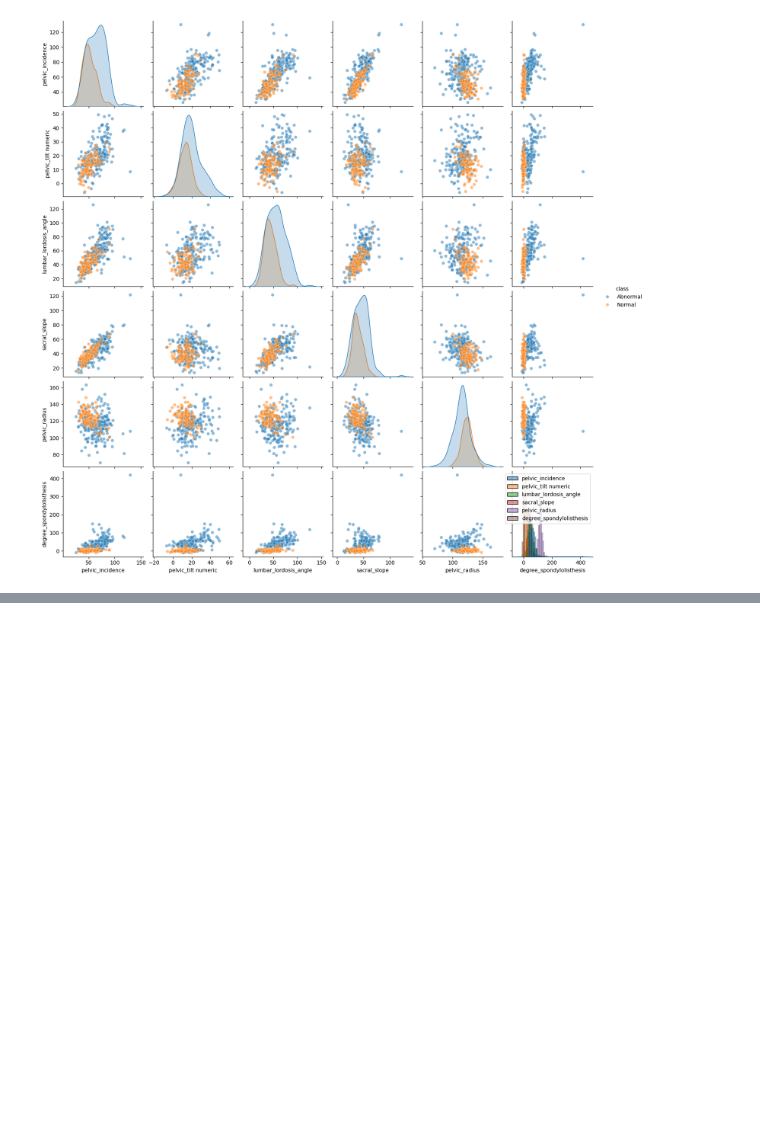
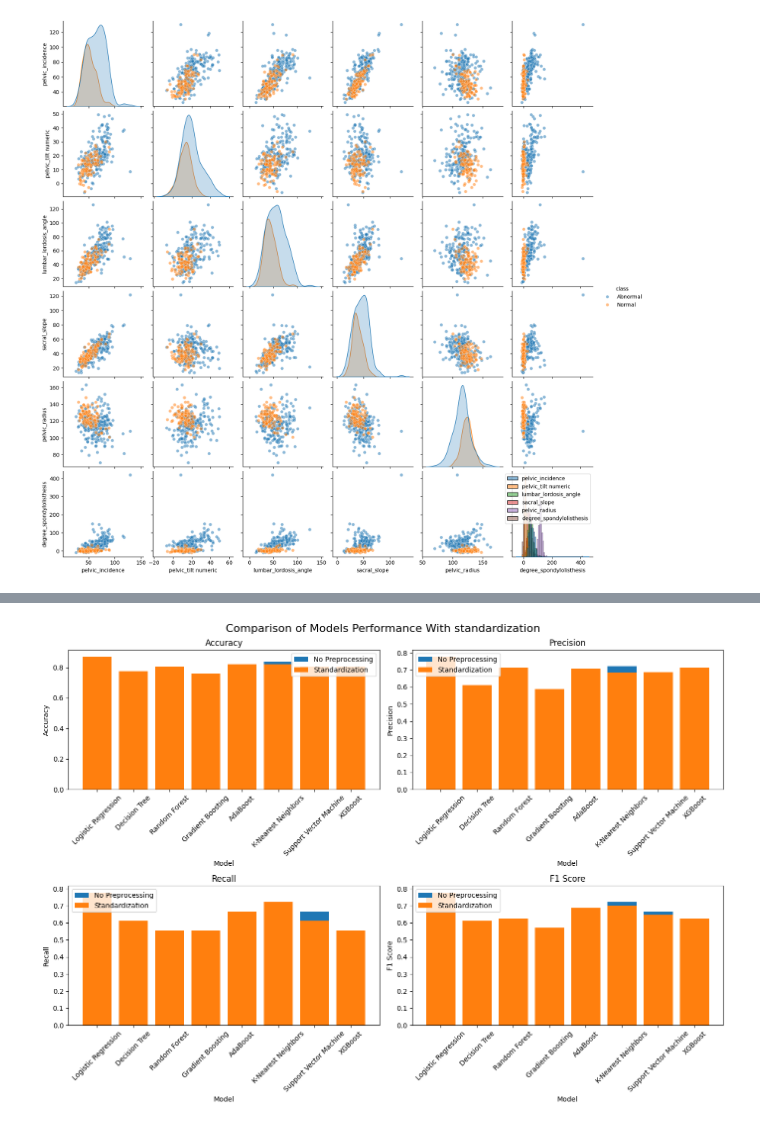
Before and after one commit to TeddyBytes/ML-Projects, a Jupyter notebook: BioMed/Program.ipynb, the cells around one changed output, grey strips where cells are left out. Saved outputs shown, nothing was run; the diff lists cells and outputs as text; code cells hidden in the pictures; blank space fills up the shorter version.

Commit message:
Updating Bio Data

```diff
--- a/BioMed/Program.ipynb
+++ b/BioMed/Program.ipynb
@@ -154,0 +110,83 @@ Decision Tree has highest accuracy with no standardization and no transformation
+# %%
+# Define preprocessing techniques
+preprocessing_techniques = {
+    'No Preprocessing': None,
+    'Standardization': StandardScaler()
+}
+
+# Define models
+models = {
+    'Logistic Regression': LogisticRegression(),
+    'Decision Tree': DecisionTreeClassifier(),
+    'Random Forest': RandomForestClassifier(),
+    'Gradient Boosting': GradientBoostingClassifier(),
+    'AdaBoost': AdaBoostClassifier(),
+    'K-Nearest Neighbors': KNeighborsClassifier(),
+    'Support Vector Machine': SVC(),
+    'XGBoost': xgb.XGBClassifier()
+}
+
+# Store metrics for each model and preprocessing technique
+metrics_data = {'Model': [], 'Preprocessing Technique': [], 'Accuracy': [], 'Precision': [], 'Recall': [], 'F1 Score': []}
+metrics = ['Accuracy', 'Precision', 'Recall', 'F1 Score']
+
+# Iterate over each model
+for model_name, model in models.items():
+    # Iterate over each preprocessing technique
+    for preprocessing_name, preprocessing_method in preprocessing_techniques.items():
+        if preprocessing_method is None:
+            x_train_preprocessed, x_test_preprocessed = x_train, x_test
+        else:
+            # Apply preprocessing
+            scaler = preprocessing_method
+            x_train_preprocessed = scaler.fit_transform(x_train)
+            x_test_preprocessed = scaler.transform(x_test)
+
+        # Train the model
+        model.fit(x_train_preprocessed, y_train)
+
+        # Make predictions
+        y_pred = model.predict(x_test_preprocessed)
+
+        # Calculate metrics
+        accuracy = accuracy_score(y_test, y_pred)
+        precision = precision_score(y_test, y_pred)
+        recall = recall_score(y_test, y_pred)
+        f1 = f1_score(y_test, y_pred)
+
+        # Store metrics
+        metrics_data['Model'].append(model_name)
+        metrics_data['Preprocessing Technique'].append(preprocessing_name)
+        metrics_data['Accuracy'].append(accuracy)
+        metrics_data['Precision'].append(precision)
+        metrics_data['Recall'].append(recall)
+        metrics_data['F1 Score'].append(f1)
+
+# Convert the dictionary to a DataFrame
+metrics_df = pd.DataFrame(metrics_data)
+# display(metrics_df)
+
+
+plt.figure(figsize=(14, 10))
+
+
+# Plot each metric by preprocessing technique
+for i, metric in enumerate(metrics, 1):
+    plt.subplot(2, 2, i)
+    grouped = metrics_df.groupby('Preprocessing Technique')
+
+    for name, group in grouped:
+        plt.bar(group['Model'], group[metric], label=name)
+
+    # Add labels and title
+    plt.title(metric)
+    plt.xlabel('Model')
+    plt.ylabel(metric)
+    plt.xticks(rotation=45)
+    plt.legend()
+
+plt.suptitle('Comparison of Models Performance With standardization', fontsize=16)
+plt.tight_layout()
+plt.show()
+# %% [output]
+[figure, added]
```
Also changed, not shown: parts of 8 cells of this notebook.
